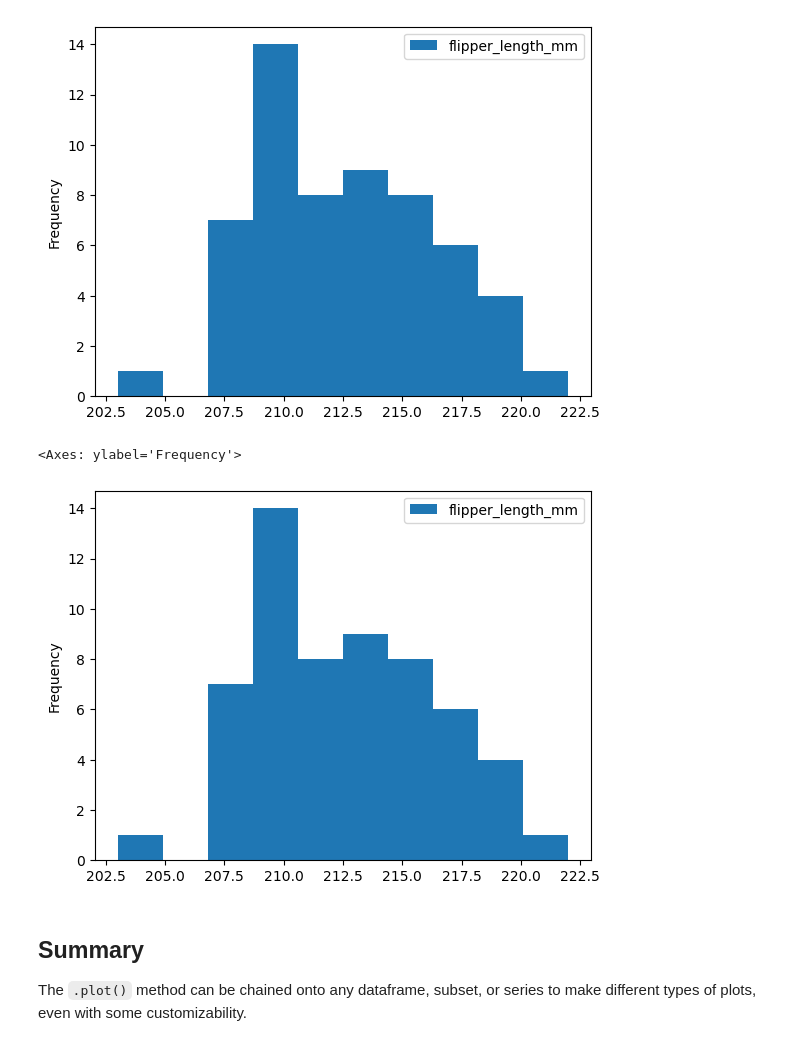
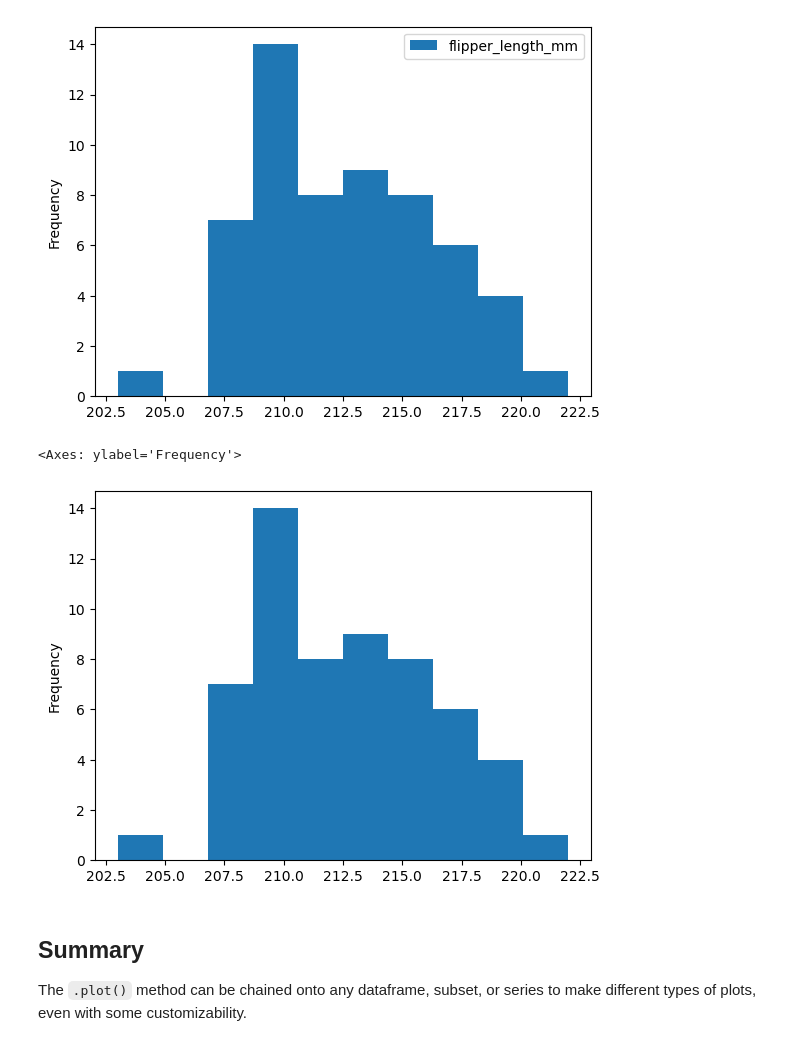
Before and after one commit to zachyyy700/eds220-2025-in-class, a Jupyter notebook: week2-basic-plotting.ipynb, the cells around one changed output. Cells and saved outputs as stored; diff of their text form; code cells hidden in the pictures.

```diff
--- a/week2-basic-plotting.ipynb
+++ b/week2-basic-plotting.ipynb
@@ -53,10 +53,10 @@ subset[(subset['species'] == 'Gentoo') & (subset['sex'] == 'female')].plot(kind=
 <Axes: ylabel='Frequency'>
 [figure]
 # %%
-penguins.loc[(penguins['species'] == 'Gentoo') & (penguins['sex'] == 'female'), ['species', 'sex', 'flipper_length_mm']].plot(kind='hist')
+penguins.loc[(penguins['species'] == 'Gentoo') & (penguins['sex'] == 'female'), 'flipper_length_mm'].plot(kind='hist')
 # %% [output]
 <Axes: ylabel='Frequency'>
-[figure, old version]
+[figure, new version]
 # %% [markdown]
 ## Summary
 
```
